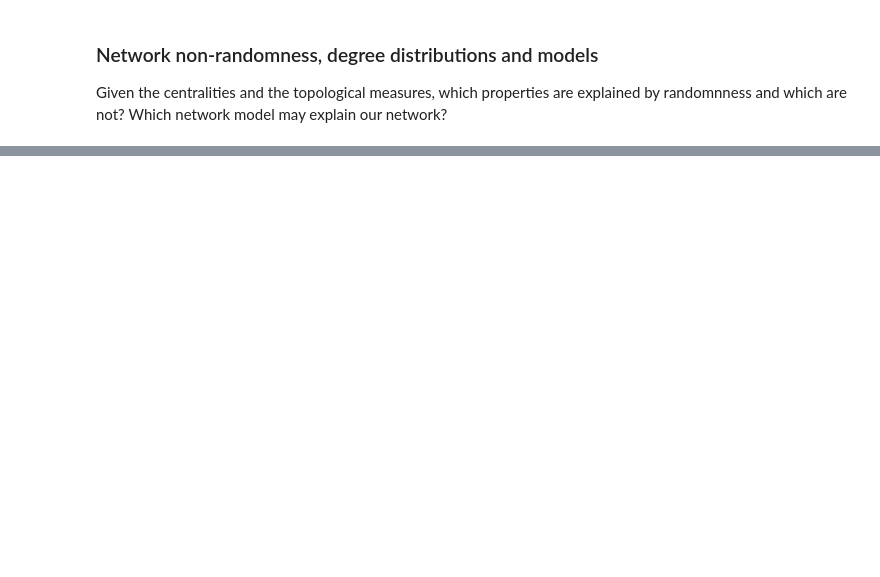
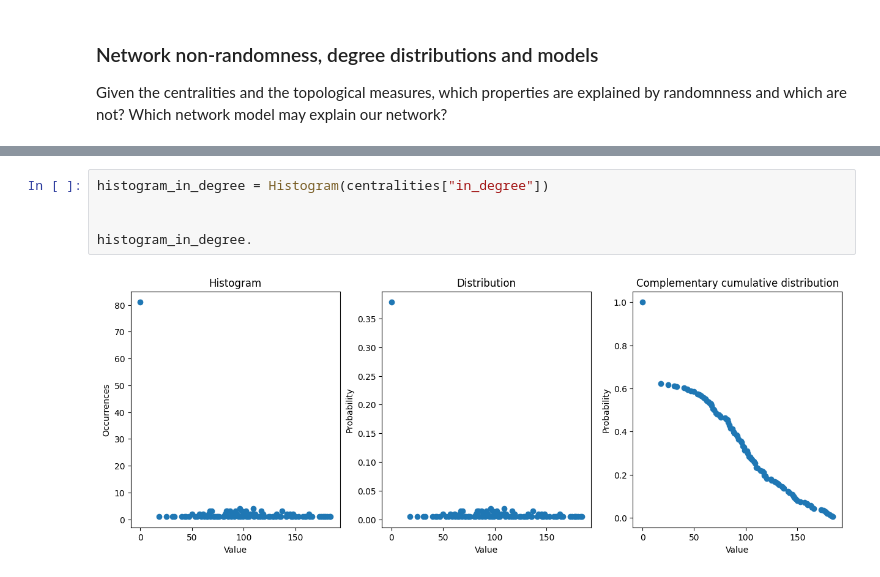
Before and after one commit to emanuelena49/fao-trade-network-analysis, a Jupyter notebook: fao_trade.ipynb, the cells around one changed output, grey strips where cells are left out. Drawn from its saved outputs; the diff is of its cells as text; blank space fills up the shorter version.

```diff
--- a/fao_trade.ipynb
+++ b/fao_trade.ipynb
@@ -614,0 +791,7 @@ print("Expected vs actual Newmann clustering (mutual only):\t\t",
+# %%
+histogram_in_degree = Histogram(centralities["in_degree"])
+
+
+histogram_in_degree.
+# %% [output]
+[figure, added]
```
Also changed, not shown: parts of 15 cells of this notebook.
